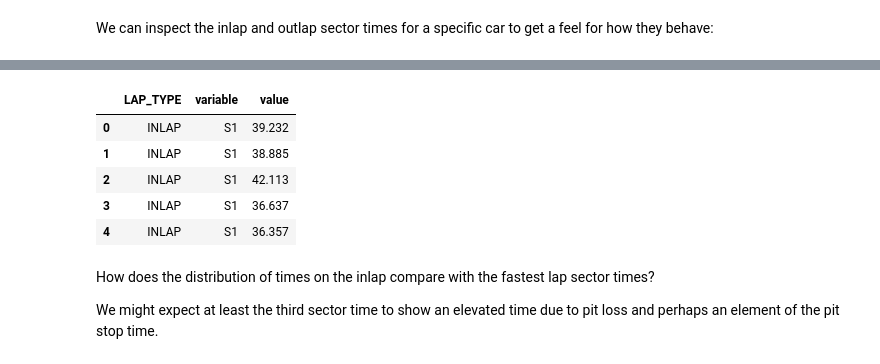
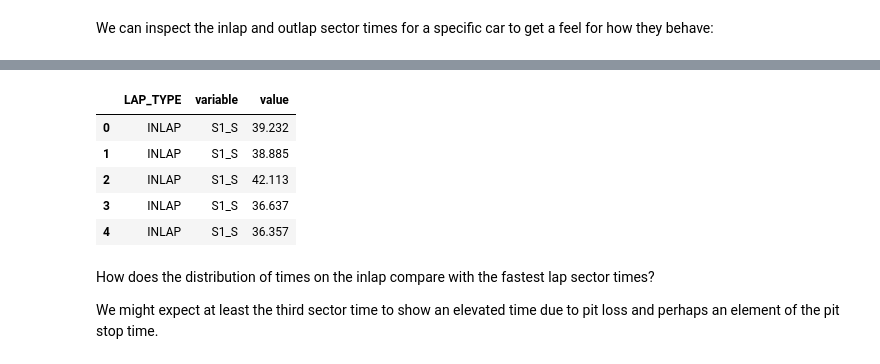
Before and after one commit to f1datajunkie/WEC, a Jupyter notebook: notebooks/Pace Tables.ipynb, the cells around one changed output, grey strips where cells are left out. Cells and saved outputs as stored; diff of their text form; code cells hidden in the pictures.

```diff
--- a/notebooks/Pace Tables.ipynb
+++ b/notebooks/Pace Tables.ipynb
@@ -42,6 +42,10 @@ laptimes['LAP_TIME_S'] = laptimes['LAP_TIME'].apply(getTime)
 laptimes['ELAPSED_S']=laptimes['ELAPSED'].apply(getTime)
 laptimes['PIT_TIME_S']=laptimes['PIT_TIME'].apply(getTime)
 
+laptimes['S1_S']=laptimes['S1'].apply(getTime)
+laptimes['S2_S']=laptimes['S2'].apply(getTime)
+laptimes['S3_S']=laptimes['S3'].apply(getTime)
+
 # Find position based on accumulated laptime
 laptimes = laptimes.sort_values('ELAPSED_S')
 laptimes['POS'] = laptimes.groupby('LAP_NUMBER')['ELAPSED_S'].rank()
@@ -387,0 +486,9 @@ pit_data[pit_data['NUMBER'].isin(['8'])][pit_sector_cols].sort_values(['NUMBER',
+# %%
+# remove outlier sector times
+from scipy import stats
+import numpy as np
+
+#Need a more aggressive cut-off...
+pit_data.loc[np.abs(stats.zscore(pit_data['S1_S'])) > 3, 'S1_S'] = NaN
+pit_data.loc[np.abs(stats.zscore(pit_data['S2_S'])) > 3, 'S2_S'] = NaN
+pit_data.loc[np.abs(stats.zscore(pit_data['S3_S'])) > 3, 'S3_S'] = NaN
@@ -388,12 +499,12 @@ pit_data[pit_data['NUMBER'].isin(['8'])][pit_sector_cols].sort_values(['NUMBER',
 # %%
-pit_data[['LAP_TYPE','S1','S2','S3']].melt(id_vars='LAP_TYPE').head()
+pit_data[['LAP_TYPE','S1_S','S2_S','S3_S']].melt(id_vars='LAP_TYPE').head()
 # %% [output]
 |  | LAP_TYPE | variable | value |
-| 0 | INLAP | S1 | 39.232 |
-| 1 | INLAP | S1 | 38.885 |
-| 2 | INLAP | S1 | 42.113 |
-| 3 | INLAP | S1 | 36.637 |
-| 4 | INLAP | S1 | 36.357 |
+| 0 | INLAP | S1_S | 39.232 |
+| 1 | INLAP | S1_S | 38.885 |
+| 2 | INLAP | S1_S | 42.113 |
+| 3 | INLAP | S1_S | 36.637 |
+| 4 | INLAP | S1_S | 36.357 |
 # %% [markdown]
 How does the distribution of times on the inlap compare with the fastest lap sector times?
 
```
Also changed, not shown: parts of 24 cells of this notebook.
